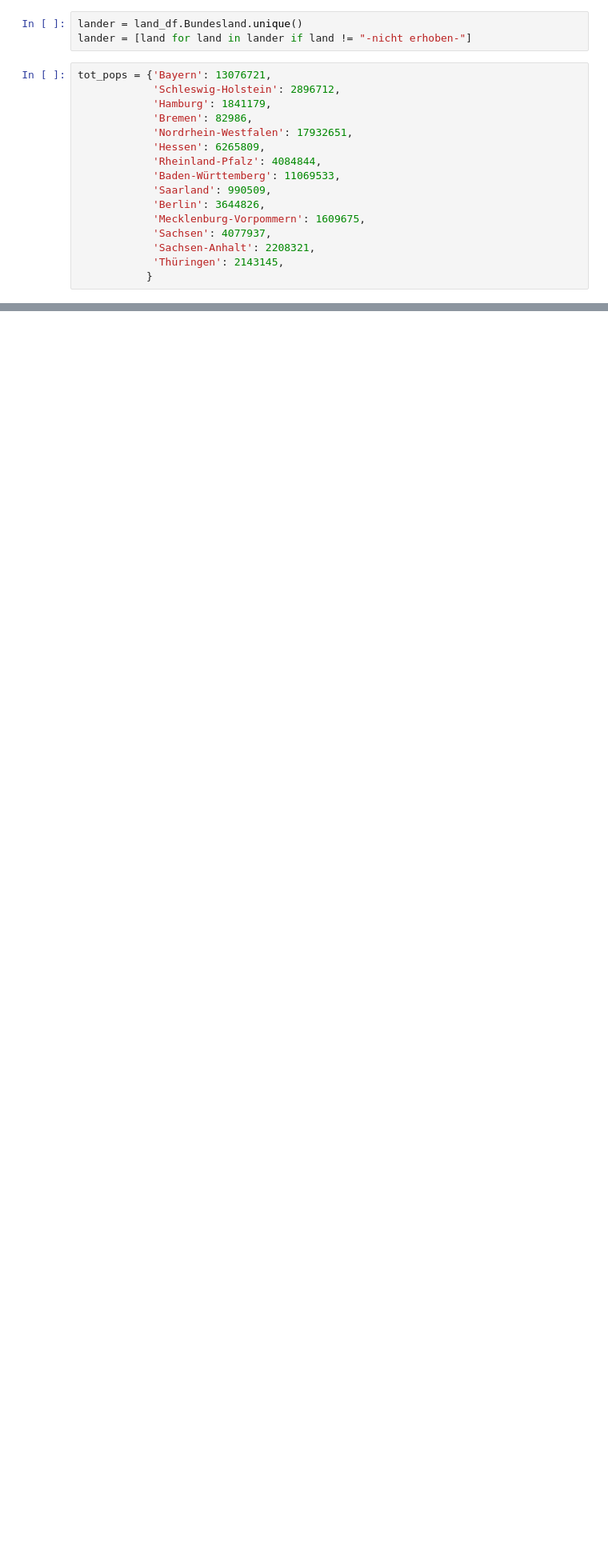
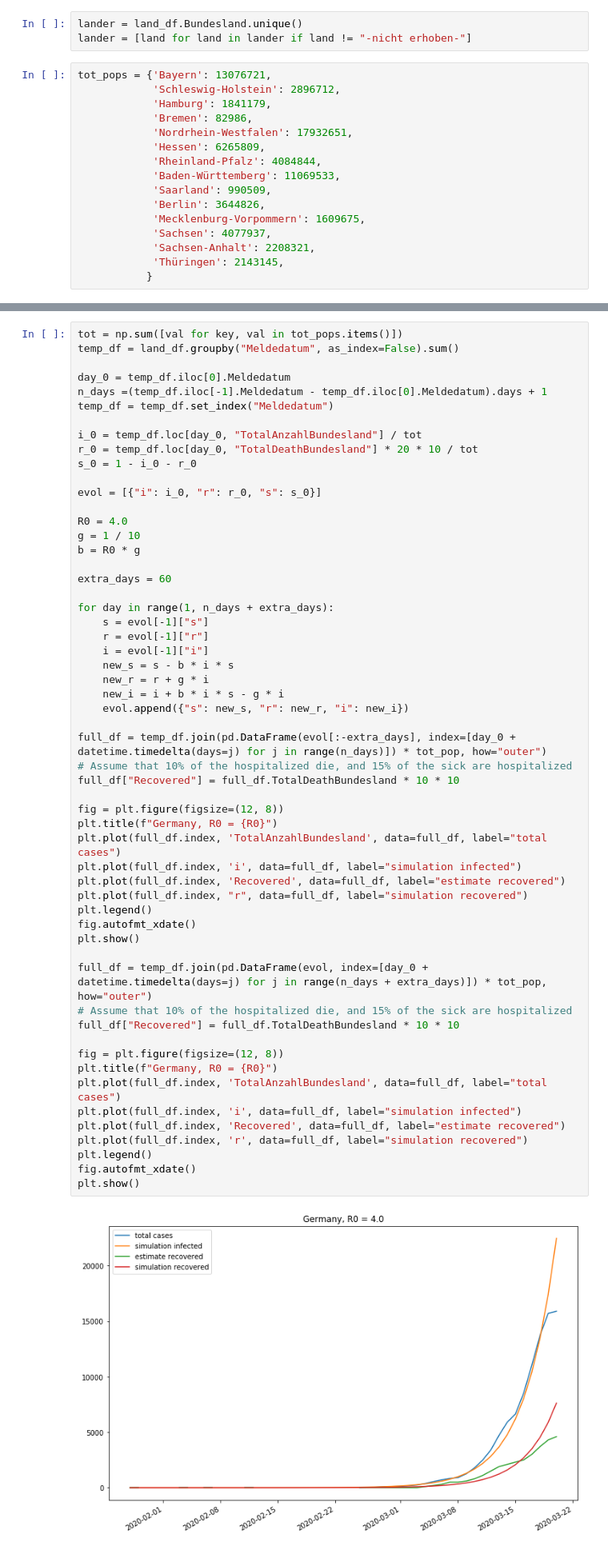
Before and after one commit to JuliaHerbinger/TeamUnicornVsCorona, a Jupyter notebook: SIR_lander.ipynb, the cells around one changed output, grey strips where cells are left out. Shown at 80% size. Saved outputs shown, nothing was run; the diff lists cells and outputs as text; blank space fills up the shorter version.

Commit message:
simulation for germany

```diff
--- a/SIR_lander.ipynb
+++ b/SIR_lander.ipynb
@@ -137,0 +99,58 @@ pd.DataFrame(evol, index=[day_0 + datetime.timedelta(days=j) for j in range(n_da
+# %%
+tot = np.sum([val for key, val in tot_pops.items()])
+temp_df = land_df.groupby("Meldedatum", as_index=False).sum()
+
+day_0 = temp_df.iloc[0].Meldedatum
+n_days =(temp_df.iloc[-1].Meldedatum - temp_df.iloc[0].Meldedatum).days + 1
+temp_df = temp_df.set_index("Meldedatum")
+
+i_0 = temp_df.loc[day_0, "TotalAnzahlBundesland"] / tot
+r_0 = temp_df.loc[day_0, "TotalDeathBundesland"] * 20 * 10 / tot
+s_0 = 1 - i_0 - r_0
+
+evol = [{"i": i_0, "r": r_0, "s": s_0}]
+
+R0 = 4.0
+g = 1 / 10
+b = R0 * g
+
+extra_days = 60
+
+for day in range(1, n_days + extra_days):
+    s = evol[-1]["s"]
+    r = evol[-1]["r"]
+    i = evol[-1]["i"]
+    new_s = s - b * i * s
+    new_r = r + g * i
+    new_i = i + b * i * s - g * i
+    evol.append({"s": new_s, "r": new_r, "i": new_i})
+
+full_df = temp_df.join(pd.DataFrame(evol[:-extra_days], index=[day_0 + datetime.timedelta(days=j) for j in range(n_days)]) * tot_pop, how="outer")
+# Assume that 10% of the hospitalized die, and 15% of the sick are hospitalized
+full_df["Recovered"] = full_df.TotalDeathBundesland * 10 * 10
+
+fig = plt.figure(figsize=(12, 8))
+plt.title(f"Germany, R0 = {R0}")
+plt.plot(full_df.index, 'TotalAnzahlBundesland', data=full_df, label="total cases")
+plt.plot(full_df.index, 'i', data=full_df, label="simulation infected")
+plt.plot(full_df.index, 'Recovered', data=full_df, label="estimate recovered")
+plt.plot(full_df.index, "r", data=full_df, label="simulation recovered")
+plt.legend()
+fig.autofmt_xdate()
+plt.show()
+
+full_df = temp_df.join(pd.DataFrame(evol, index=[day_0 + datetime.timedelta(days=j) for j in range(n_days + extra_days)]) * tot_pop, how="outer")
+# Assume that 10% of the hospitalized die, and 15% of the sick are hospitalized
+full_df["Recovered"] = full_df.TotalDeathBundesland * 10 * 10
+
+fig = plt.figure(figsize=(12, 8))
+plt.title(f"Germany, R0 = {R0}")
+plt.plot(full_df.index, 'TotalAnzahlBundesland', data=full_df, label="total cases")
+plt.plot(full_df.index, 'i', data=full_df, label="simulation infected")
+plt.plot(full_df.index, 'Recovered', data=full_df, label="estimate recovered")
+plt.plot(full_df.index, 'r', data=full_df, label="simulation recovered")
+plt.legend()
+fig.autofmt_xdate()
+plt.show()
+# %% [output]
+[figure, added]
```
Also changed, not shown: parts of 6 cells of this notebook.
